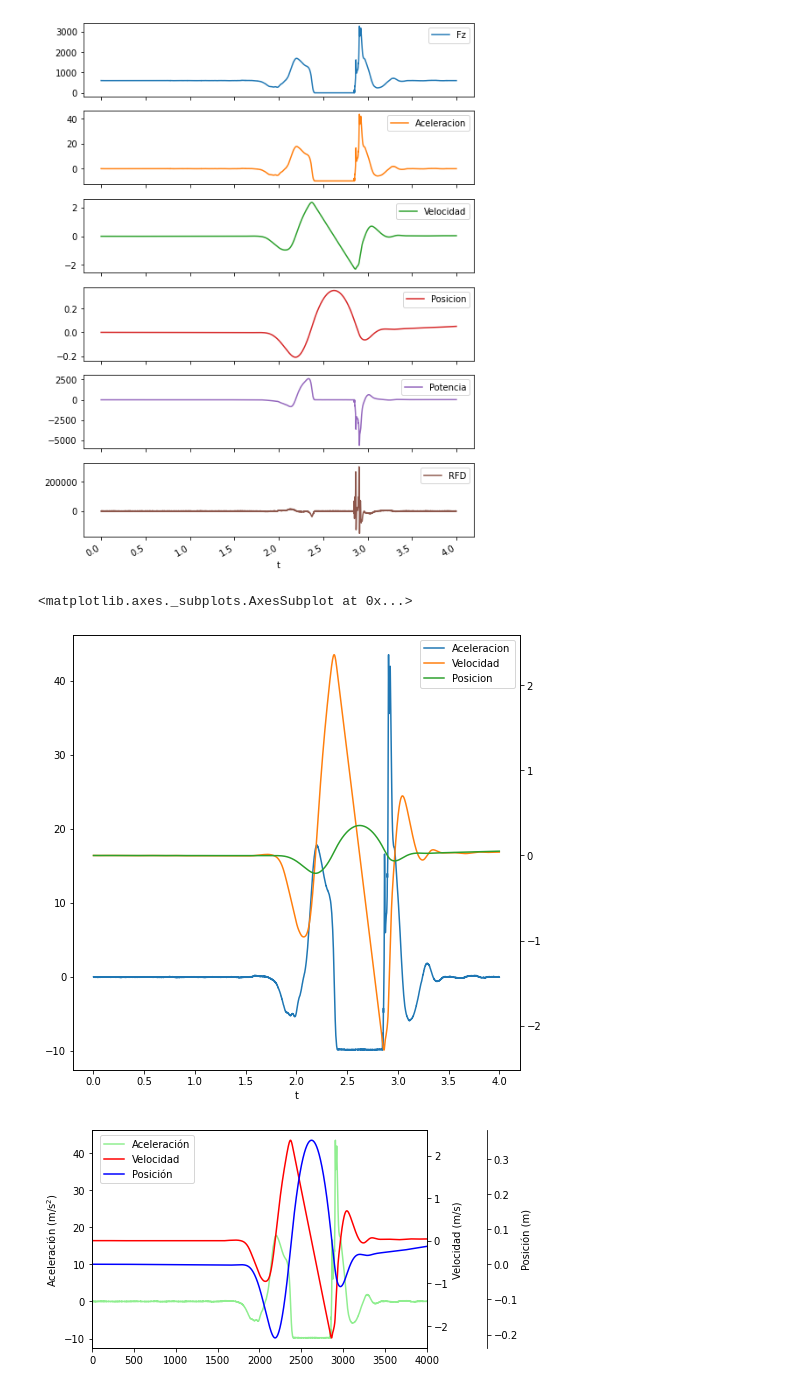
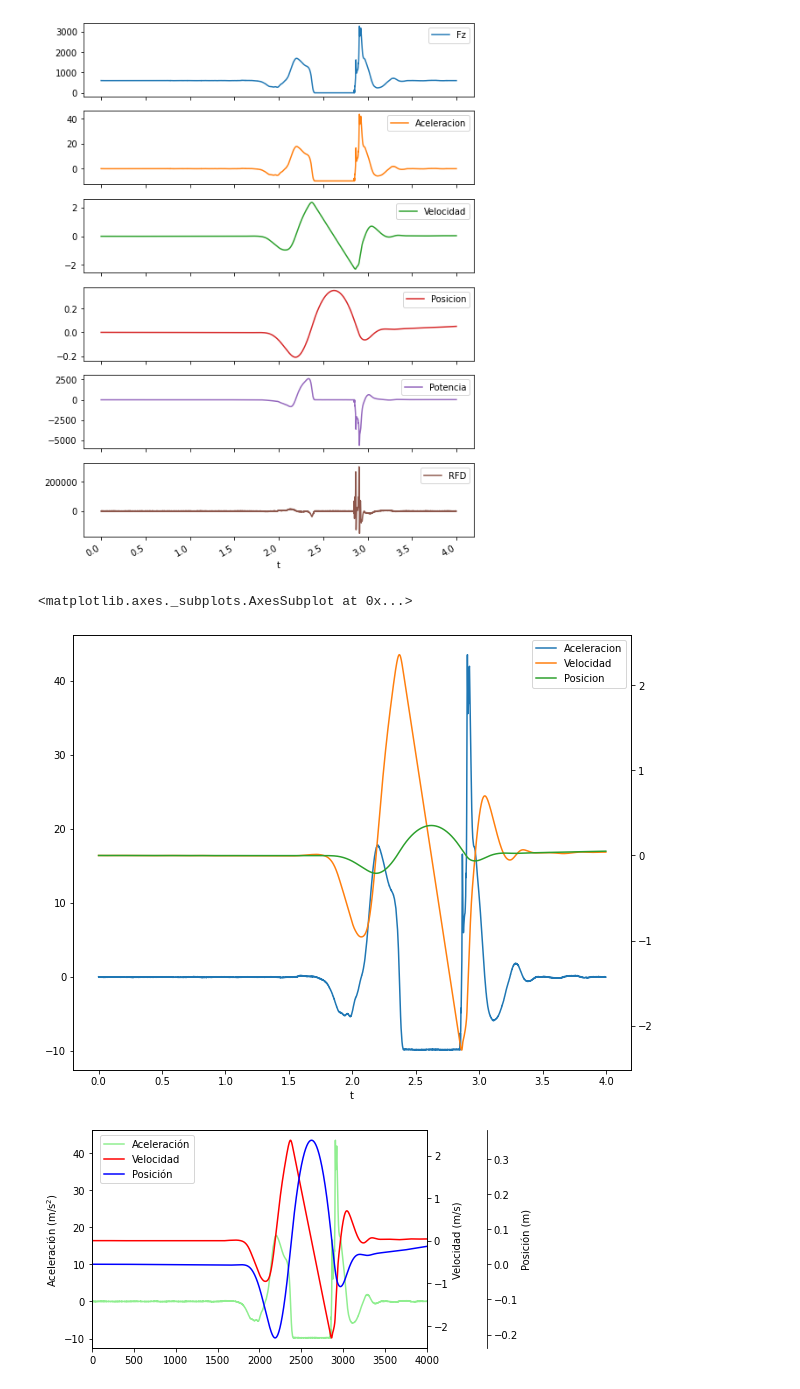
Before and after one commit to joselvira/BiomecanicaPython, a Jupyter notebook: Notebooks/Analisis_salto_vertical_Fuerzas.ipynb, the cells around one changed output. Saved outputs shown, nothing was run; the diff lists cells and outputs as text; code cells hidden in the pictures.

```diff
--- a/Notebooks/Analisis_salto_vertical_Fuerzas.ipynb
+++ b/Notebooks/Analisis_salto_vertical_Fuerzas.ipynb
@@ -356,11 +371,11 @@ plt.show()
 # %% [output]
 [figure]
 # %%
-DatosJuntos.plot(x='t', y=['Aceleracion', 'Velocidad', 'Posicion'], figsize=(8,8), secondary_y=['Velocidad', 'Posicion'], mark_right=False)
+DatosJuntos.plot(x='t', y=['Aceleracion', 'Velocidad', 'Posicion'], figsize=(10,8), secondary_y=['Velocidad', 'Posicion'], mark_right=False)
 #ax.right_ax.set_ylabel('Velocidad (m/s), Posición (m)')
 # %% [output]
 <matplotlib.axes._subplots.AxesSubplot at 0x...>
-[figure, old version]
+[figure, new version]
 # %%
 fig, ax = plt.subplots()
 ax2 = ax.twinx() #crea el segundo eje
```
Also changed, not shown: parts of 10 cells of this notebook.
